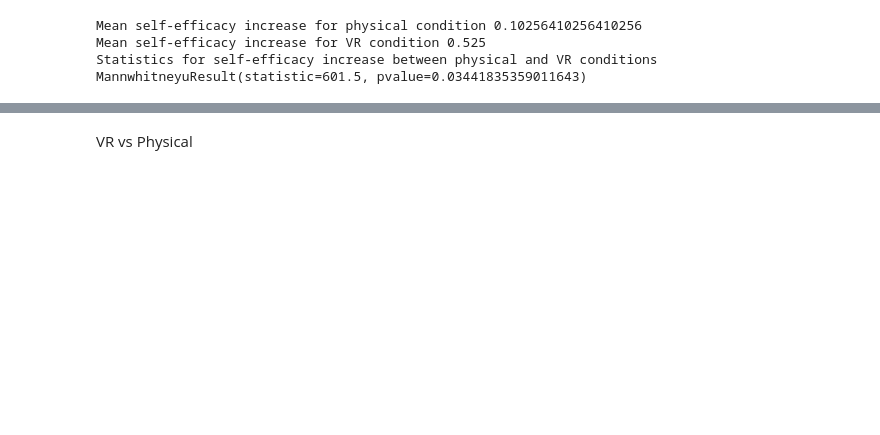
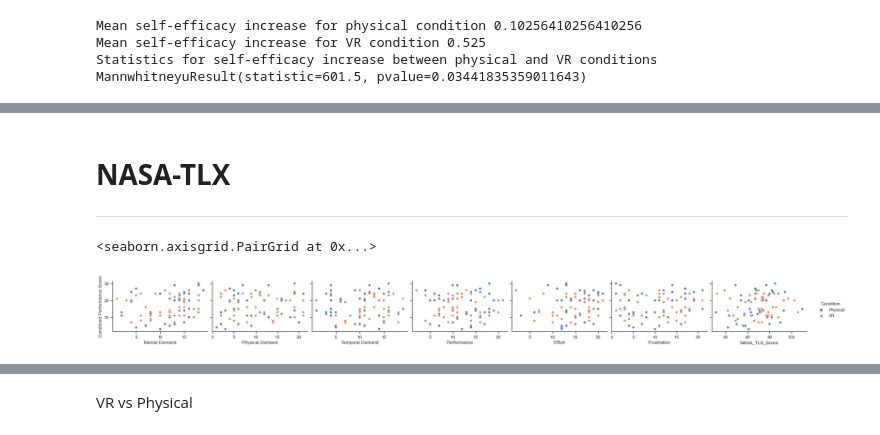
Before and after one commit to karmakomik/BuzzwireExperimentDataAnalysis, a Jupyter notebook: Dec2021ExperimentResults/iMotionsData/BuzzwireStats.ipynb, the cells around one changed output, grey strips where cells are left out. Saved outputs shown, nothing was run; the diff lists cells and outputs as text; code cells hidden in the pictures; blank space fills up the shorter version.

```diff
--- a/Dec2021ExperimentResults/iMotionsData/BuzzwireStats.ipynb
+++ b/Dec2021ExperimentResults/iMotionsData/BuzzwireStats.ipynb
@@ -542,0 +750,14 @@ Statistics for self-efficacy increase between physical and VR conditions Mannwhi
+# %% [markdown]
+# __NASA-TLX__
+---
+# %%
+sns.pairplot(
+    combined_results_df,
+    x_vars=['Mental Demand','Physical Demand','Temporal Demand','Performance','Effort','Frustration','NASA_TLX_Score'],
+    y_vars=['Combined Performance Score'],
+    aspect=1.5,
+    hue='Condition'
+)
+# %% [output]
+<seaborn.axisgrid.PairGrid at 0x...>
+[figure, added]
```
Also changed, not shown: parts of 49 cells of this notebook, 1 other file.
